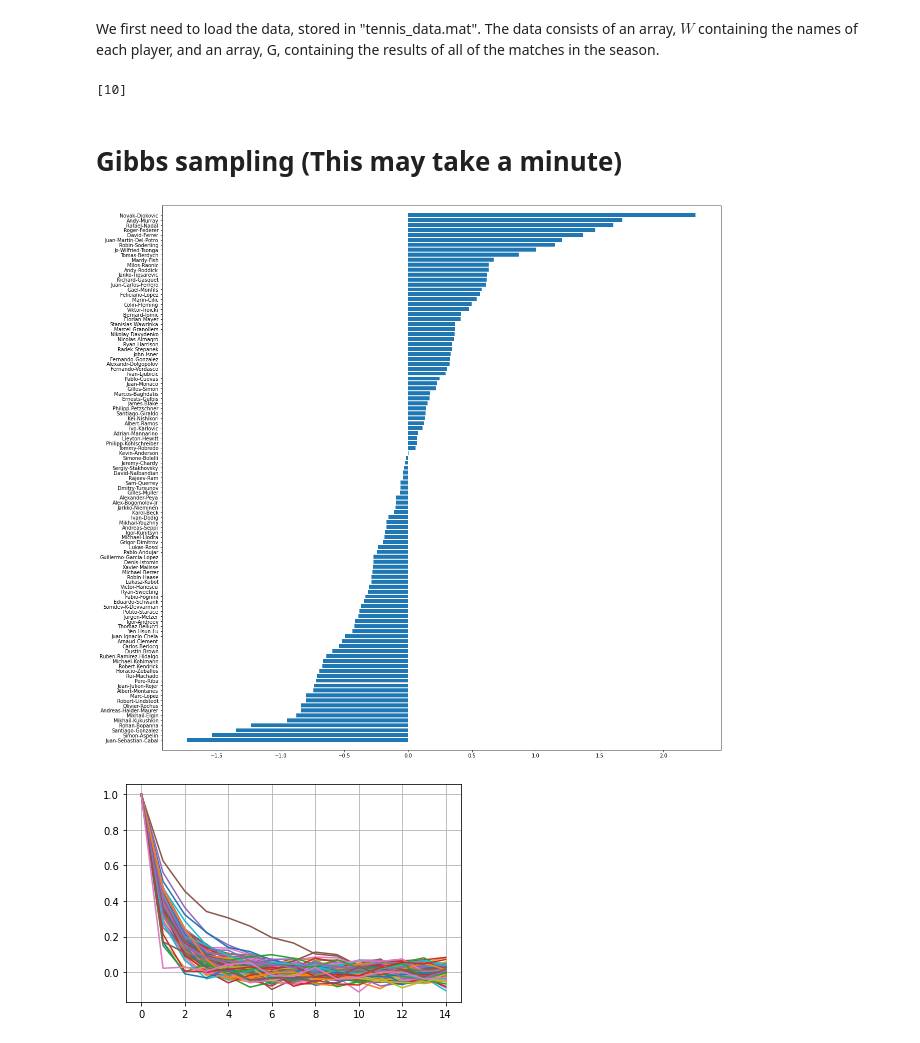
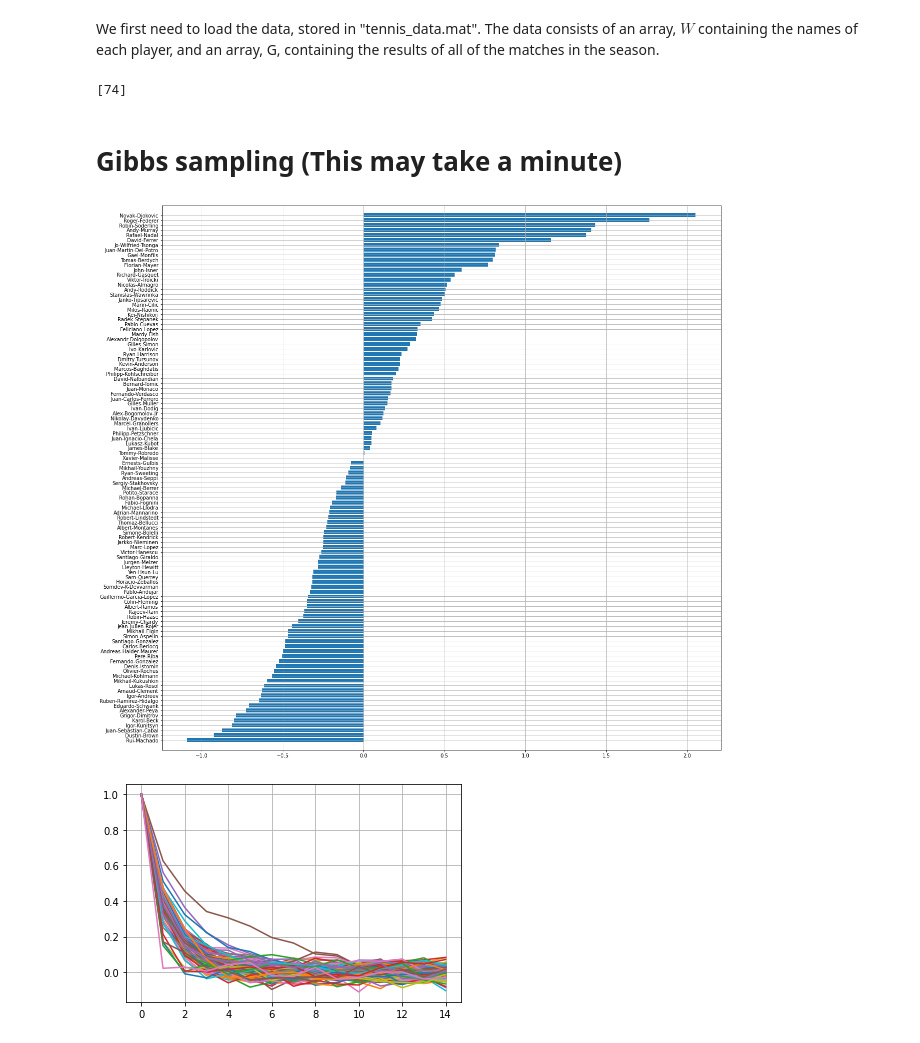
Before and after one commit to LozzaTray/4F10, a Jupyter notebook: C2/code/coursework2.ipynb, the cells around one changed output. Saved outputs shown, nothing was run; the diff lists cells and outputs as text; code cells hidden in the pictures.

```diff
--- a/C2/code/coursework2.ipynb
+++ b/C2/code/coursework2.ipynb
@@ -31,10 +31,10 @@ M = W.shape[0]
 # Number of Games
 N = G.shape[0]
 # %%
-player = "Andy-Murray"
+player = "Rui-Machado"
 print(np.where(W == player)[0])
 # %% [output]
-[10]
+[74]
 # %% [markdown]
 # Gibbs sampling (This may take a minute)
 # %%
@@ -43,9 +43,9 @@ num_iters = 1100
 # perform gibbs sampling, skill samples is an num_players x num_samples array
 skill_samples = gibbs_sample(G, M, num_iters)#, random_nums)
 # %%
-sorted_barplot(skill_samples[:,-1], W)
+sorted_barplot(skill_means[:,200], W)
 # %% [output]
-[figure, old version]
+[figure, new version]
 # %%
 # Code for plotting the autocorrelation function for player p
 n=15
```
Also changed, not shown: parts of 4 cells of this notebook, 2 other files.
